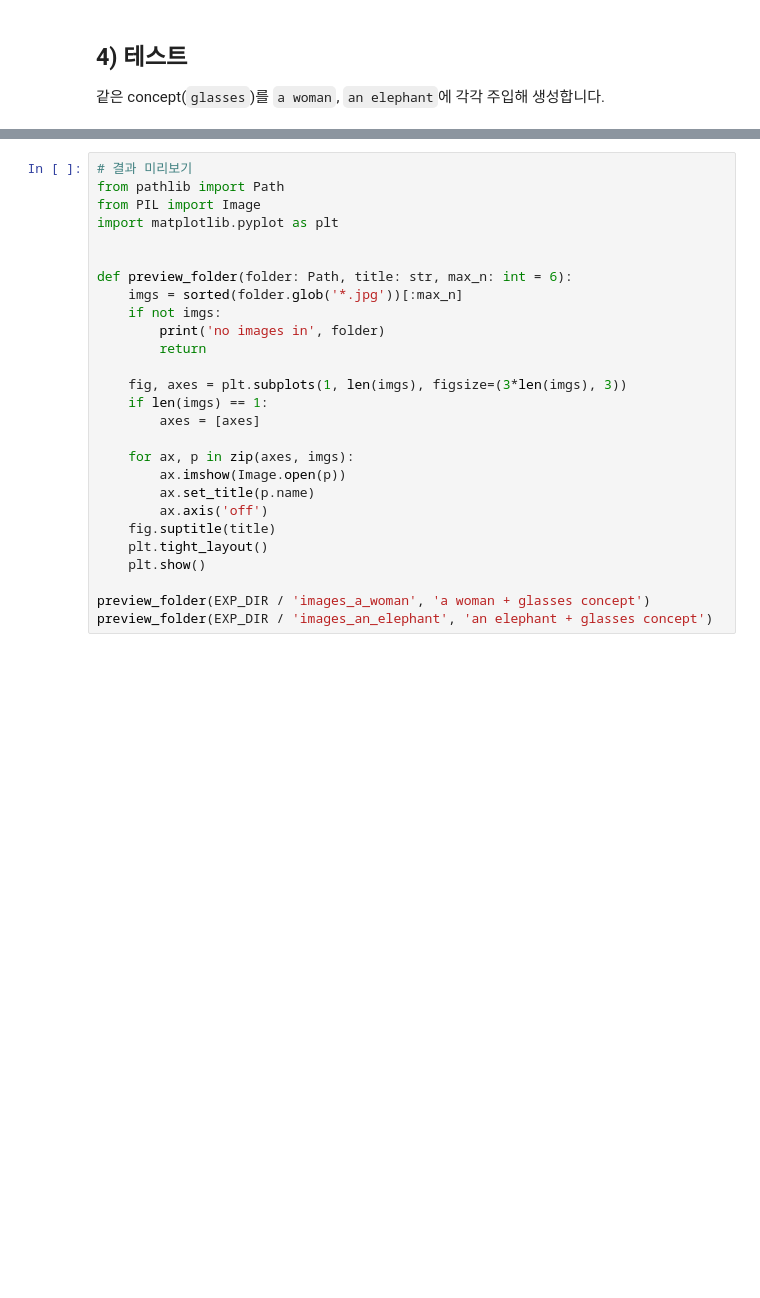
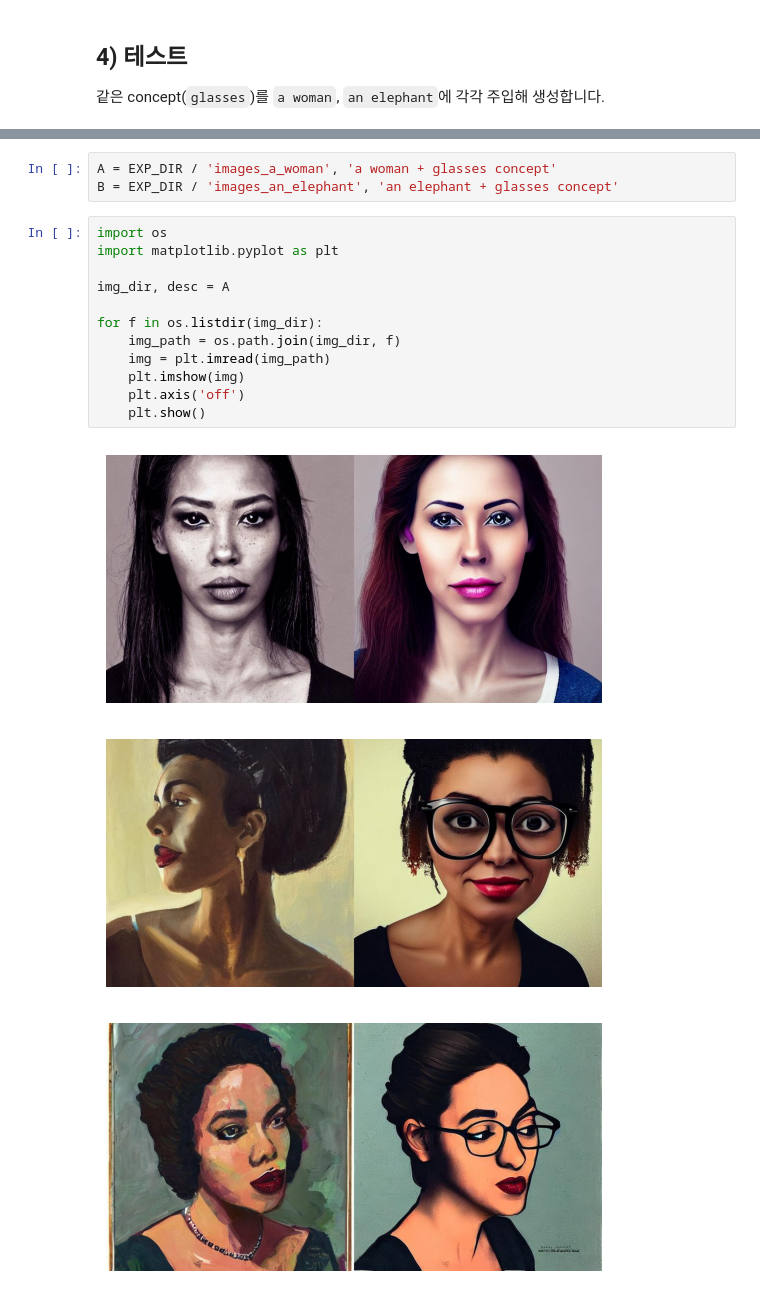
Before and after one commit to Dam-in/InterpretDiffusion, a Jupyter notebook: notebooks/01_reproduce_experiment.ipynb, the cells around one changed output, grey strips where cells are left out. Saved outputs shown, nothing was run; the diff lists cells and outputs as text; blank space fills up the shorter version.

```diff
--- a/notebooks/01_reproduce_experiment.ipynb
+++ b/notebooks/01_reproduce_experiment.ipynb
@@ -160,27 +218,19 @@ print('elephant images->', EXP_DIR / 'images_an_elephant')
 # %%
-# 결과 미리보기
-from pathlib import Path
-from PIL import Image
-import matplotlib.pyplot as plt
-
-
-def preview_folder(folder: Path, title: str, max_n: int = 6):
-    imgs = sorted(folder.glob('*.jpg'))[:max_n]
-    if not imgs:
-        print('no images in', folder)
-        return
-
-    fig, axes = plt.subplots(1, len(imgs), figsize=(3*len(imgs), 3))
-    if len(imgs) == 1:
-        axes = [axes]
-
-    for ax, p in zip(axes, imgs):
-        ax.imshow(Image.open(p))
-        ax.set_title(p.name)
-        ax.axis('off')
-    fig.suptitle(title)
-    plt.tight_layout()
-    plt.show()
-
-preview_folder(EXP_DIR / 'images_a_woman', 'a woman + glasses concept')
-preview_folder(EXP_DIR / 'images_an_elephant', 'an elephant + glasses concept')
+A = EXP_DIR / 'images_a_woman', 'a woman + glasses concept'
+B = EXP_DIR / 'images_an_elephant', 'an elephant + glasses concept'
+# %%
+import os
+import matplotlib.pyplot as plt
+
+img_dir, desc = A
+
+for f in os.listdir(img_dir):
+    img_path = os.path.join(img_dir, f)
+    img = plt.imread(img_path)
+    plt.imshow(img)
+    plt.axis('off')
+    plt.show()
+# %% [output]
+[figure, added]
+[figure, added]
+[figure, added]
```
Also changed, not shown: parts of 5 cells of this notebook, 1 other file.
